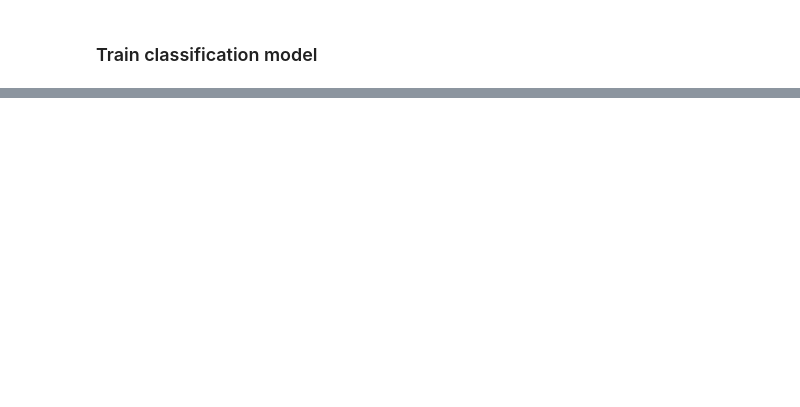
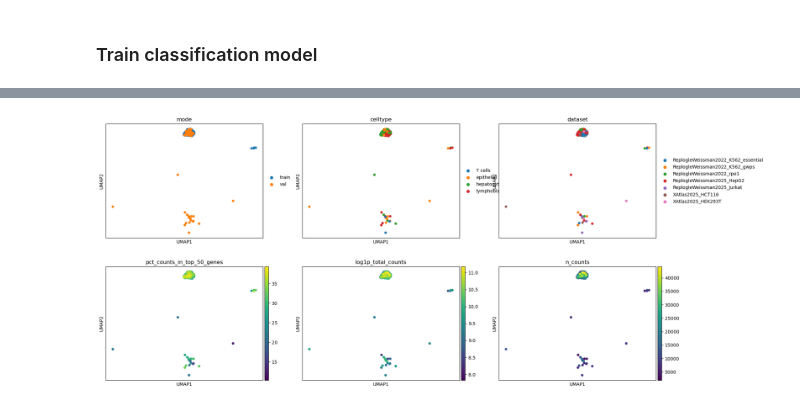
Before and after one commit to GoyalLab/ExPert, a Jupyter notebook: vae/notebooks/Train.ipynb, the cells around one changed output, grey strips where cells are left out. Cells and saved outputs as stored; diff of their text form; code cells hidden in the pictures; blank space fills up the shorter version.

```diff
--- a/vae/notebooks/Train.ipynb
+++ b/vae/notebooks/Train.ipynb
@@ -167,7 +75,0 @@ train_params['max_epochs'] = max_epochs
-# %%
-logging.info('Setting up model pretraining phase.')
-# Setup anndata with model
-JEDVI.setup_anndata(
-    model_set, batch_key=batch_key, labels_key=cls_label
-)
-base_model = JEDVI(model_set, **jedvae_params.copy())
@@ -176,9 +75,0 @@ base_model = JEDVI(model_set, **jedvae_params.copy())
-# %%
-# Train the model
-logging.info(f'Running at: {step_model_dir}')
-runner = base_model.train(data_params=data_params.copy(), model_params=jedvae_params.copy(), train_params=train_params.copy(), return_runner=True)
-runner()
-# Save results to lightning directory
-results, latent = get_model_results(
-    model=base_model, cls_labels=cls_labels, log_dir=step_model_dir, plot=True, max_classes=100
-)
@@ -363,0 +302,4 @@ INFO: `Trainer.fit` stopped: `max_epochs=220` reached.
+# %%
+results, latent = get_model_results(
+    model=jedvae, cls_labels=cls_labels, log_dir=step_model_dir, plot=True, max_classes=150
+)
@@ -363,0 +324,8 @@ INFO: `Trainer.fit` stopped: `max_epochs=220` reached.
+# %%
+# Check why some cells are not validated properly
+target = 'neg;CSE1L'
+
+tmp = latent[latent.obs.cls_label==target].copy()
+sc.pl.umap(tmp, color=['mode', 'celltype', 'dataset', 'pct_counts_in_top_50_genes', 'log1p_total_counts', 'n_counts'], ncols=3)
+# %% [output]
+[figure, added]
```
Also changed, not shown: parts of 35 cells of this notebook, 19 other files.
